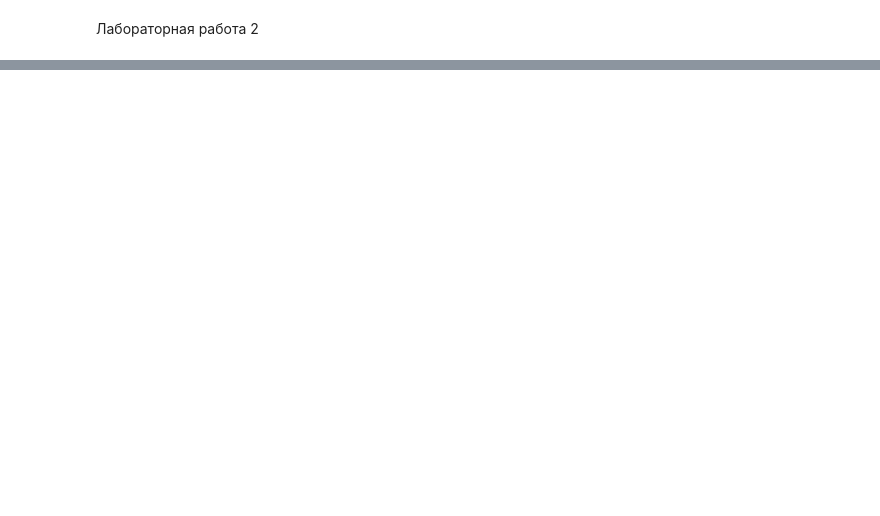
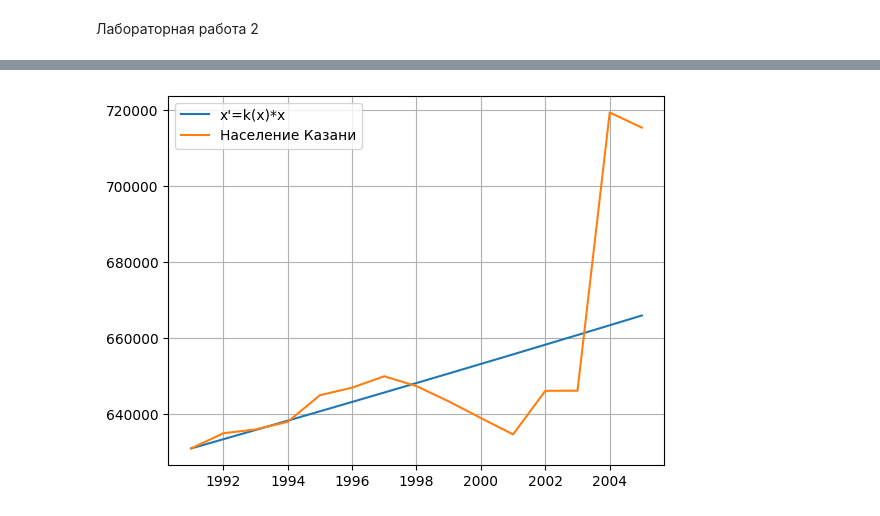
Before and after one commit to Vita196/MMVSULAB1, a Jupyter notebook: Untitled0.ipynb, the cells around one changed output, grey strips where cells are left out. Saved outputs shown, nothing was run; the diff lists cells and outputs as text; code cells hidden in the pictures; blank space fills up the shorter version.

```diff
--- a/Untitled0.ipynb
+++ b/Untitled0.ipynb
@@ -23,0 +39,22 @@ plt.show()
+# %%
+import matplotlib.pyplot as plt
+import numpy as np
+from scipy.integrate import odeint
+a=-99000
+b=1
+def dydt(x,t):
+  return k(x)*x*0.00455
+def k(x):
+  return a/x+b
+t = [1991, 1992, 1993, 1994, 1995, 1996, 1997, 1998, 1999, 2000, 2001, 2002, 2003, 2004, 2005]
+solve = odeint(dydt, 631000, t=t)
+solve = solve.flatten()
+%matplotlib inline
+v = [631000, 635000, 636000, 638000, 645000, 647000, 650000, 647400, 643400, 639000, 634700, 646175, 646200, 719400, 715400]
+plt.plot(t, solve, label = r"x'=k(x)*x")
+plt.plot(t, v, label = r"Население Казани")
+plt.grid(True)
+plt.legend()
+plt.show()
+# %% [output]
+[figure, added]
```
Also changed, not shown: parts of 2 cells of this notebook.
